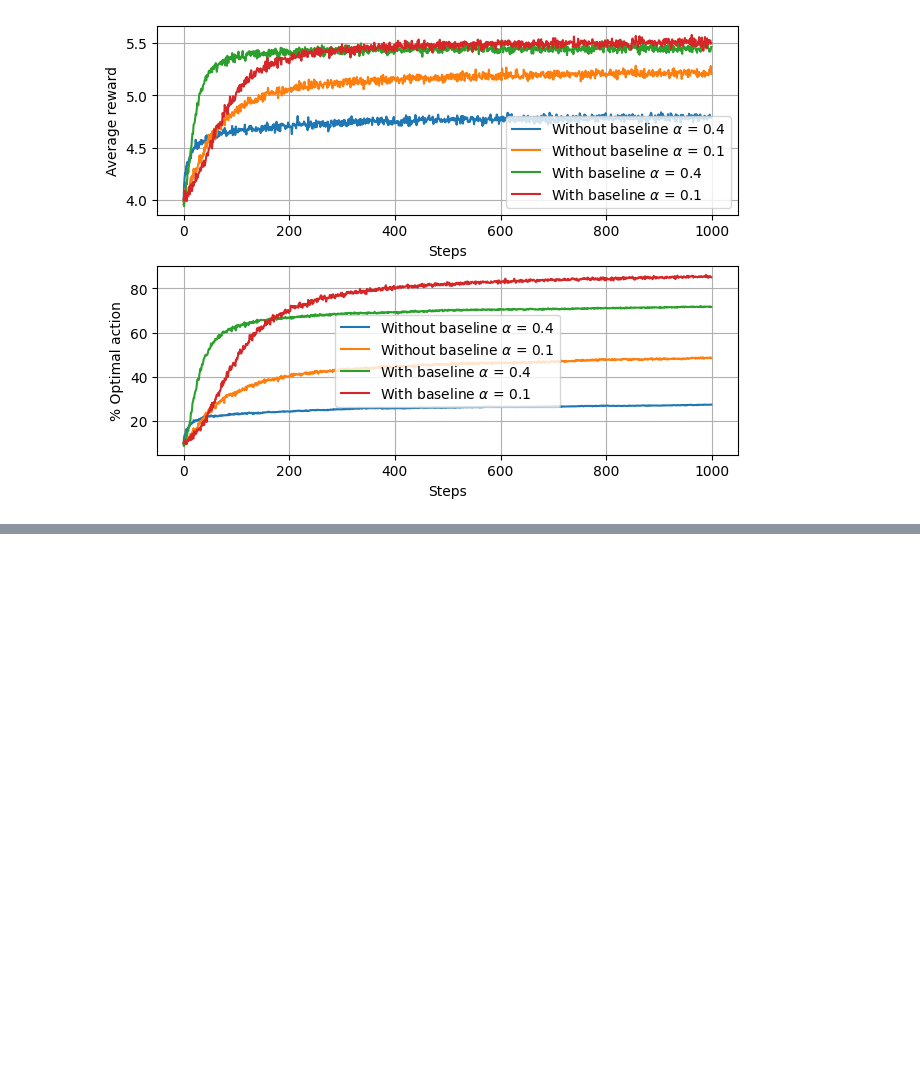
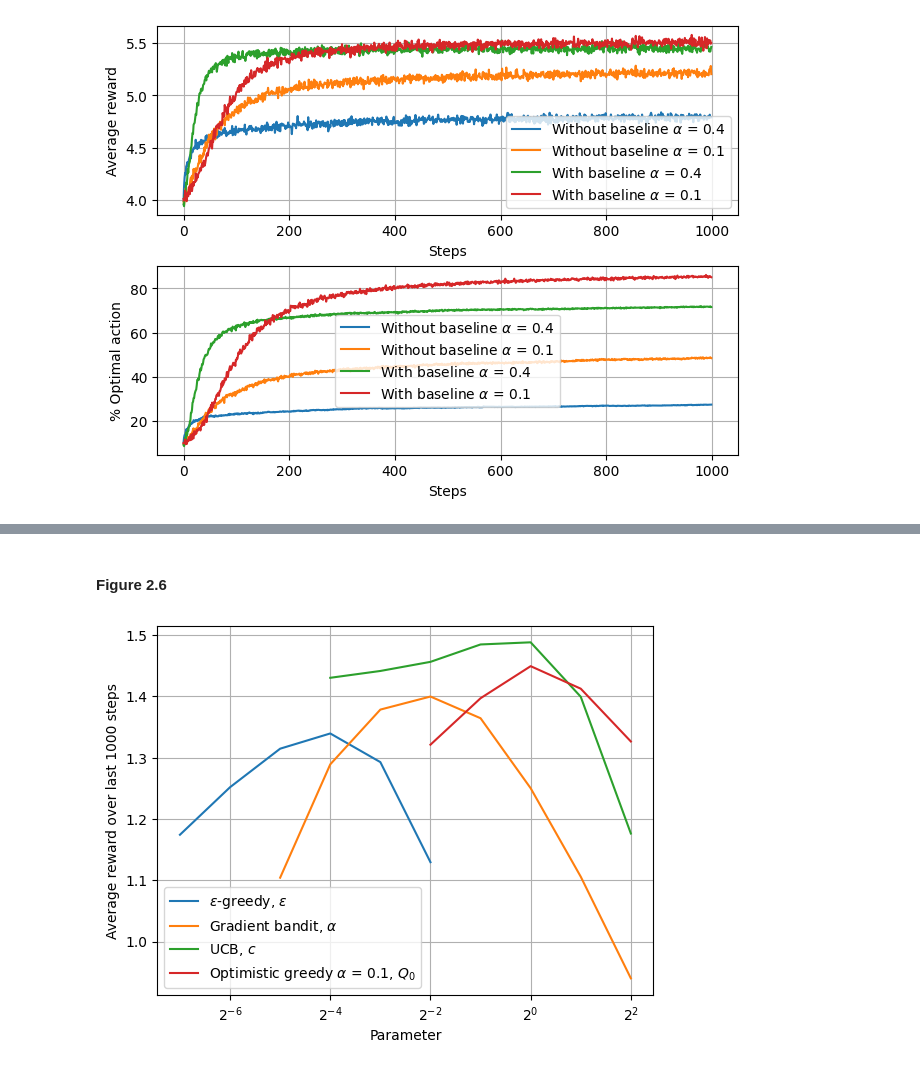
Before and after one commit to itsdaveba/rl-intro, a Jupyter notebook: chapter02/chapter02.ipynb, the cells around one changed output, grey strips where cells are left out. Cells and saved outputs as stored; diff of their text form; code cells hidden in the pictures; blank space fills up the shorter version.

Commit message:
parameter study

```diff
--- a/chapter02/chapter02.ipynb
+++ b/chapter02/chapter02.ipynb
@@ -165,0 +184,30 @@ plot_experiment(agents, data)
+# %% [markdown]
+#### Figure 2.6
+# %%
+vector_kwargs = dict(k=k, stationary=True)
+env = gym.make_vec("ArmedBanditTestbed-v0", num_envs, "custom", vector_kwargs)
+
+study = {
+    r"$\epsilon$-greedy, $\epsilon$": {
+        "entry_point": SampleAverageAgent,
+        "parameter": {"epsilon": [2**i for i in range(-7, -1)]}
+    },
+    r"Gradient bandit, $\alpha$": {
+        "entry_point": GradientAgent,
+        "parameter": {"alpha": [2**i for i in range(-5, 3)]}
+    },
+    r"UCB, $c$": {
+        "entry_point": UpperConfidenceBoundAgent,
+        "parameter": {"c": [2**i for i in range(-4, 3)]}
+    },
+    r"Optimistic greedy $\alpha$ = 0.1, $Q_0$": {
+        "entry_point": ConstantStepSizeAgent,
+        "parameter": {"init_val": [2**i for i in range(-2, 3)]},
+        "constant_parameters": {"epsilon": 0.0, "alpha": 0.1}
+    }
+}
+
+data = run_parameter_study(env, study, seed=seed)
+plot_parameter_study(data)
+# %% [output]
+[figure, added]
```
Also changed, not shown: parts of 11 cells of this notebook, 2 other files.
